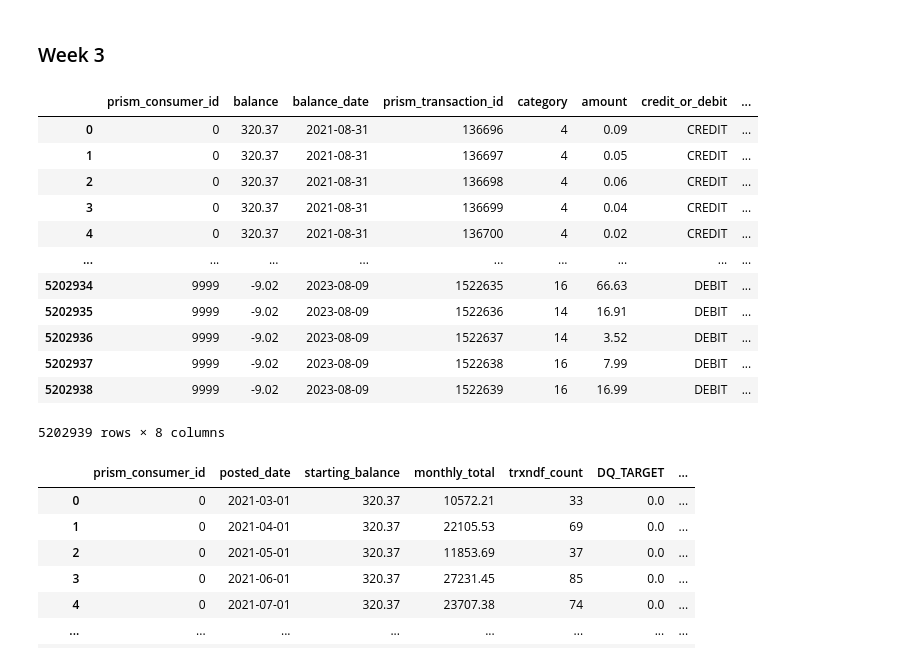
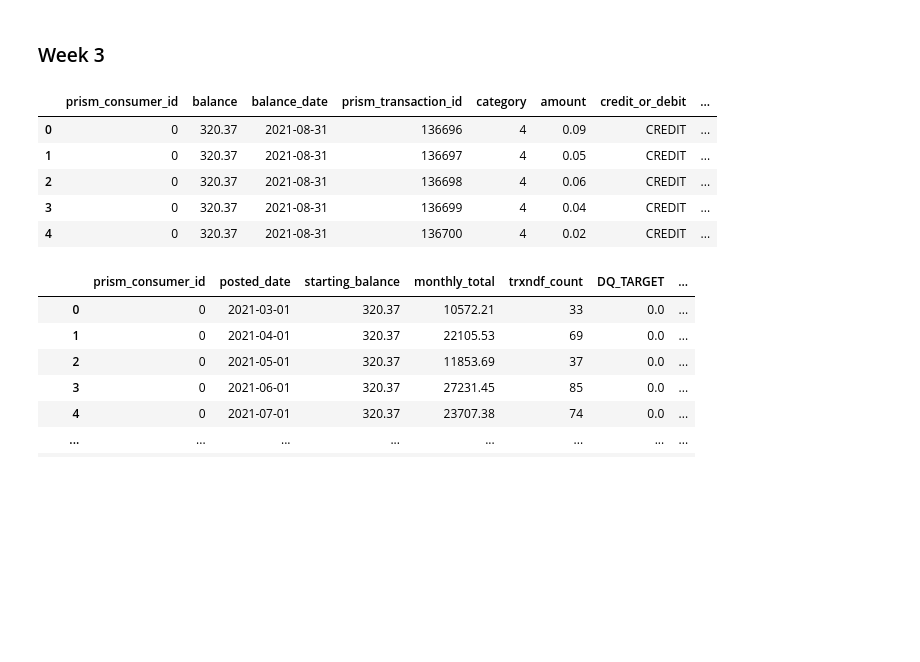
Before and after one commit to elliekwang/DSC180A_B01_2, a Jupyter notebook: Winter_2026/ellie_w5.ipynb, the cells around one changed output. Cells and saved outputs as stored; diff of their text form; code cells hidden in the pictures; blank space fills up the shorter version.

```diff
--- a/Winter_2026/ellie_w5.ipynb
+++ b/Winter_2026/ellie_w5.ipynb
@@ -45,29 +86,22 @@ len(total)
 # %%
 initial_df = (
     acctdf
     .merge(consdf, on='prism_consumer_id', how='inner')
     .groupby(['prism_consumer_id'])
     .agg(
         balance=('balance', 'sum'),
         balance_date=('balance_date', 'max')
     )
     .reset_index()
 ).merge(trxndf,on='prism_consumer_id')
-initial_df
+initial_df.head()
 # %% [output]
 |  | prism_consumer_id | balance | balance_date | prism_transaction_id | category | amount | credit_or_debit | ... |
 | 0 | 0 | 320.37 | 2021-08-31 | 136696 | 4 | 0.09 | CREDIT | ... |
 | 1 | 0 | 320.37 | 2021-08-31 | 136697 | 4 | 0.05 | CREDIT | ... |
 | 2 | 0 | 320.37 | 2021-08-31 | 136698 | 4 | 0.06 | CREDIT | ... |
 | 3 | 0 | 320.37 | 2021-08-31 | 136699 | 4 | 0.04 | CREDIT | ... |
 | 4 | 0 | 320.37 | 2021-08-31 | 136700 | 4 | 0.02 | CREDIT | ... |
-| ... | ... | ... | ... | ... | ... | ... | ... | ... |
-| 5202934 | 9999 | -9.02 | 2023-08-09 | 1522635 | 16 | 66.63 | DEBIT | ... |
-| 5202935 | 9999 | -9.02 | 2023-08-09 | 1522636 | 14 | 16.91 | DEBIT | ... |
-| 5202936 | 9999 | -9.02 | 2023-08-09 | 1522637 | 14 | 3.52 | DEBIT | ... |
-| 5202937 | 9999 | -9.02 | 2023-08-09 | 1522638 | 16 | 7.99 | DEBIT | ... |
-| 5202938 | 9999 | -9.02 | 2023-08-09 | 1522639 | 16 | 16.99 | DEBIT | ... |
-5202939 rows × 8 columns
 # %%
 mapping = dict(zip(cat_map["category_id"], cat_map["category"]))
 initial_df["category"] = initial_df["category"].replace(mapping)
```
Also changed, not shown: parts of 70 cells of this notebook.
